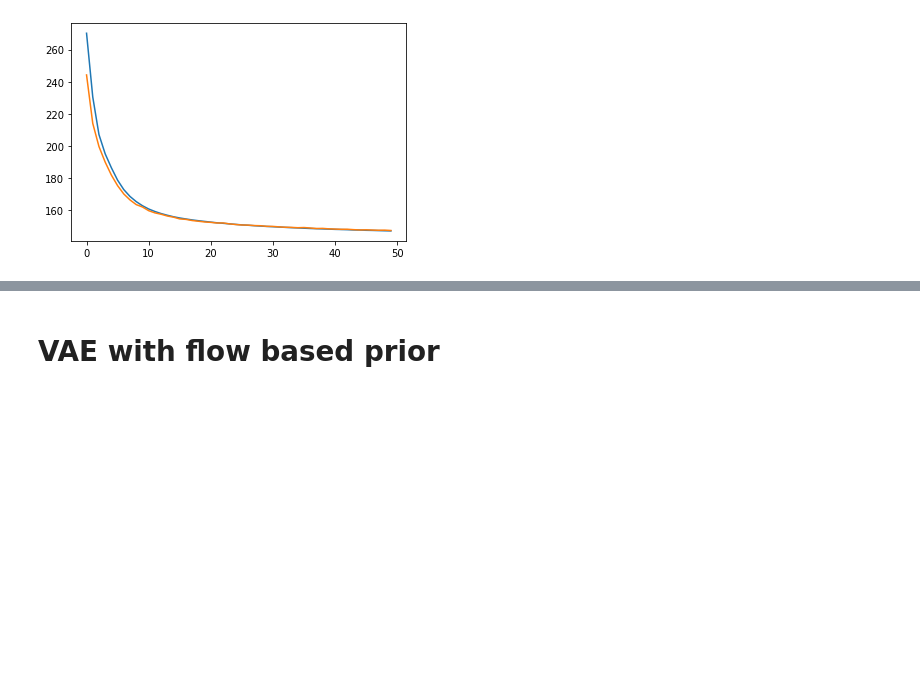
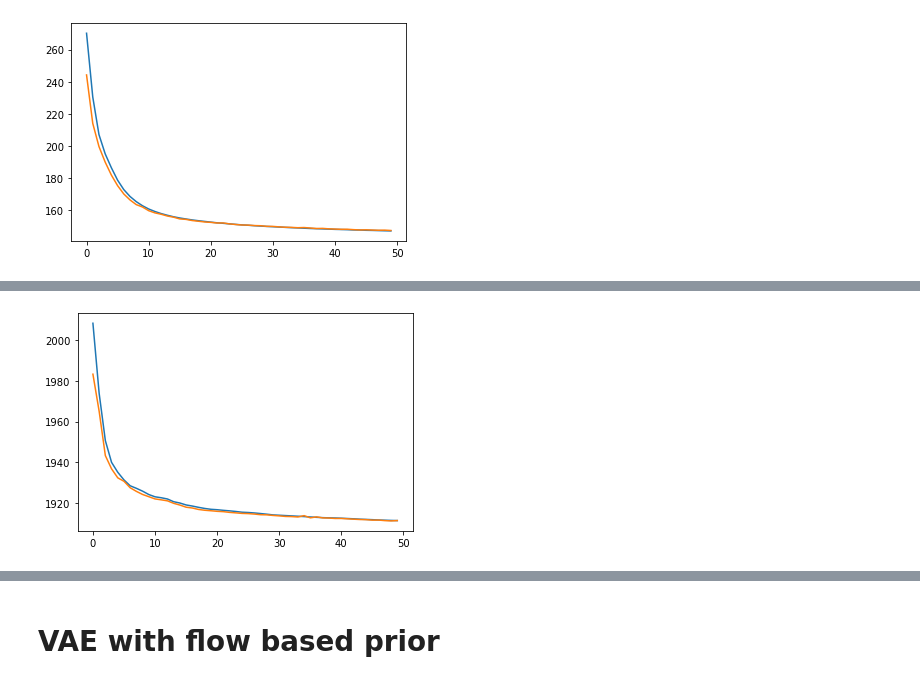
Before and after one commit to MarcB77/DL_4A, a Jupyter notebook: VAE.ipynb, the cells around one changed output, grey strips where cells are left out. Saved outputs shown, nothing was run; the diff lists cells and outputs as text; code cells hidden in the pictures; blank space fills up the shorter version.

Commit message:
interpolating image

```diff
--- a/VAE.ipynb
+++ b/VAE.ipynb
@@ -139,7 +139,7 @@ class ELBO():
         return elbo.mean()
 # %%
 
-def train(net, prior, train_data, val_data, img_dim, batch_size=10, learning_rate=0.0001, epochs=20, nr_test_samples=64):
+def train(net, prior, train_data, val_data, img_dim, batch_size=10, learning_rate=0.0001, epochs=20, nr_test_samples=64, img_dir='vae'):
     optimizer = optim.Adam(net.parameters(), lr=learning_rate)
     criterion = ELBO(prior)
 
@@ -174,7 +174,7 @@ def train(net, prior, train_data, val_data, img_dim, batch_size=10, learning_rat
 
         #SAVE IMAGE
         im = Image.fromarray(np.array(to_pil_image(generated_img)))
-        im.save(f"Images_output/vae/epoch_{epoch}.jpeg")
+        im.save(f"Images_output/{img_dir}/epoch_{epoch}.jpeg")
 
         with torch.no_grad():
             for inputs, _ in val_loader:
@@ -260,0 +266,15 @@ plot_manifold_sample(net, 1)
+# %%
+input_size = 32*32*3
+
+net_svhn = VAE(input_size).to(device)
+train_set_svhn, val_set_svhn = torch.utils.data.random_split(svhn_train, [60000, 13257])
+train_loss_svhn, val_loss_svhn = train(
+    net_svhn,
+    prior,
+    train_set_svhn,
+    val_set_svhn,
+    3,
+    batch_size=25,
+    epochs=50,
+    img_dir='vae/svhn'
+)
@@ -260,0 +306,9 @@ plot_manifold_sample(net, 1)
+# %%
+train_loss_epoch = np.array(train_loss_svhn).reshape(-1, int(60000/25)).mean(axis=1)
+val_loss_epoch = np.array(val_loss_svhn).reshape(-1, int(13257/25) + 1).mean(axis=1)
+
+plt.plot(train_loss_epoch)
+plt.plot(val_loss_epoch)
+plt.show()
+# %% [output]
+[figure, added]
```
Also changed, not shown: parts of 8 cells of this notebook.
